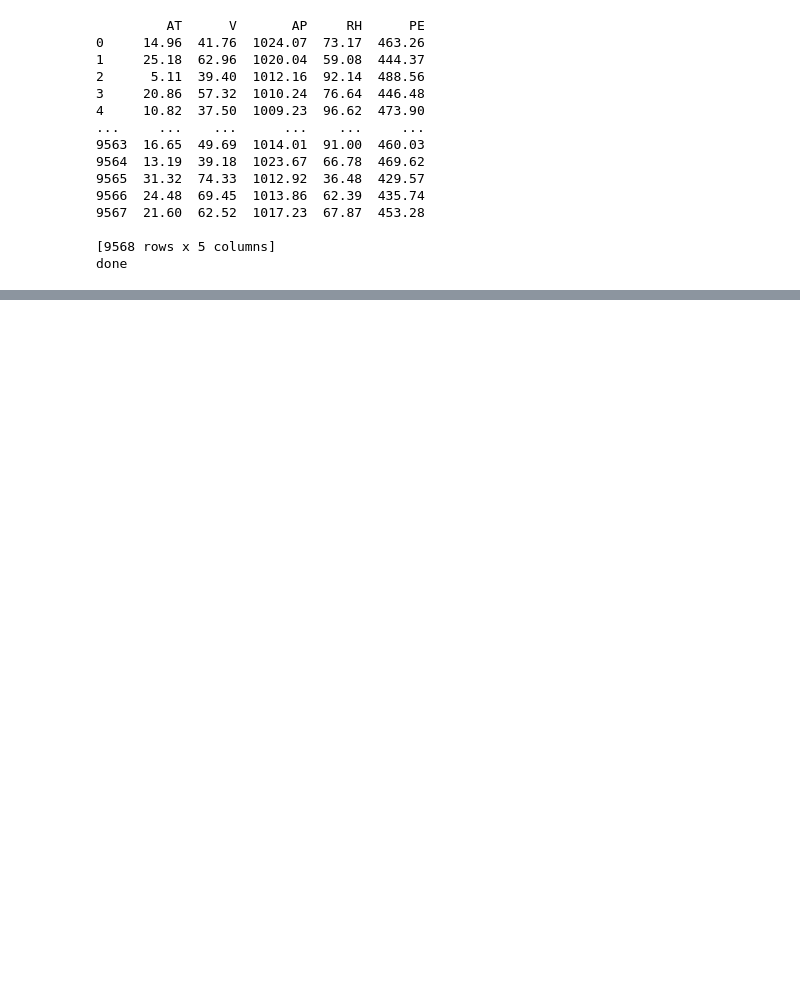
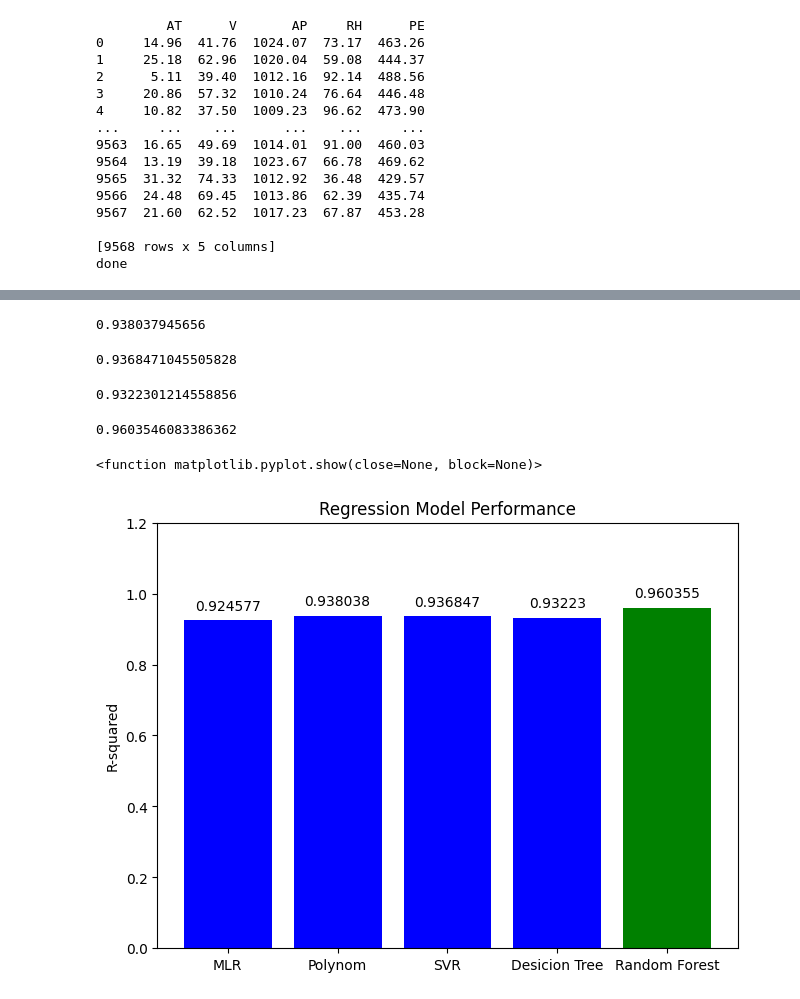
Before and after one commit to jvlad/machine_learning_exercises, a Jupyter notebook: src/model_performance_comparison.ipynb, the cells around one changed output, grey strips where cells are left out. Cells and saved outputs as stored; diff of their text form; code cells hidden in the pictures; blank space fills up the shorter version.

Commit message:
Completed model_performance_comparison along with results visualization

```diff
--- a/src/model_performance_comparison.ipynb
+++ b/src/model_performance_comparison.ipynb
@@ -35,0 +66,72 @@ done
+# %%
+# polynomial
+from sklearn.preprocessing import PolynomialFeatures
+
+polynomBuilder = PolynomialFeatures(degree=4)
+X_train_polynom = polynomBuilder.fit_transform(X_train_scaled)
+X_test_polynom = polynomBuilder.transform(X_test_scaled)
+
+regressorP = LinearRegression()
+regressorP.fit(X_train_polynom, y_train)
+predictedP = regressorP.predict(X_test_polynom)
+scoreP = r2_score(y_test, predictedP)
+print(scoreP)
+# %% [output]
+0.938037945656
+# %%
+# svr
+from sklearn.svm import SVR
+
+regressorSVR = SVR(kernel='rbf')
+regressorSVR.fit(X_train_scaled, y_train)
+predictedP = regressorSVR.predict(X_test_scaled)
+scoreSVR = r2_score(y_test, predictedP)
+print(scoreSVR)
+# %% [output]
+0.9368471045505828
+# %%
+# decision_tree
+from sklearn.tree import DecisionTreeRegressor
+
+regressorDT = DecisionTreeRegressor(random_state=4)
+regressorDT.fit(X_train_scaled, y_train)
+predictedDT = regressorDT.predict(X_test_scaled)
+scoreDT = r2_score(y_test, predictedDT)
+
+print(scoreDT)
+# %% [output]
+0.9322301214558856
+# %%
+# random_forest
+from sklearn.ensemble import RandomForestRegressor
+
+regressorRF = RandomForestRegressor(n_estimators=100, random_state=0)
+regressorRF.fit(X_train_scaled, y_train)
+predictedRF = regressorRF.predict(X_test_scaled)
+scoreRF = r2_score(y_test, predictedRF)
+
+print(scoreRF)
+# %% [output]
+0.9603546083386362
+# %%
+# visualize
+
+import matplotlib.pyplot as plt
+regression_types = ["MLR", "Polynom", "SVR", "Desicion Tree", "Random Forest"]
+r2_scores = [scoreMLR, scoreP, scoreSVR, scoreDT, scoreRF]
+_, ax = plt.subplots(layout='constrained')
+
+def color_with_max_highlithed(values: list[float]) -> list[str]:
+  max_value = max(values)
+  return ['green' if value == max_value else 'blue' for value in values]
+
+bars = ax.bar(regression_types, r2_scores, color=color_with_max_highlithed(r2_scores))
+ax.bar_label(bars, padding=5)
+ax.set_ylabel('R-squared')
+ax.set_title('Regression Model Performance')
+current_y_ticks = plt.gca().get_yticks()
+plt.yticks(current_y_ticks)
+plt.show
+# %% [output]
+<function matplotlib.pyplot.show(close=None, block=None)>
+[figure, added]
```
Also changed, not shown: parts of 4 cells of this notebook, 3 other files.
